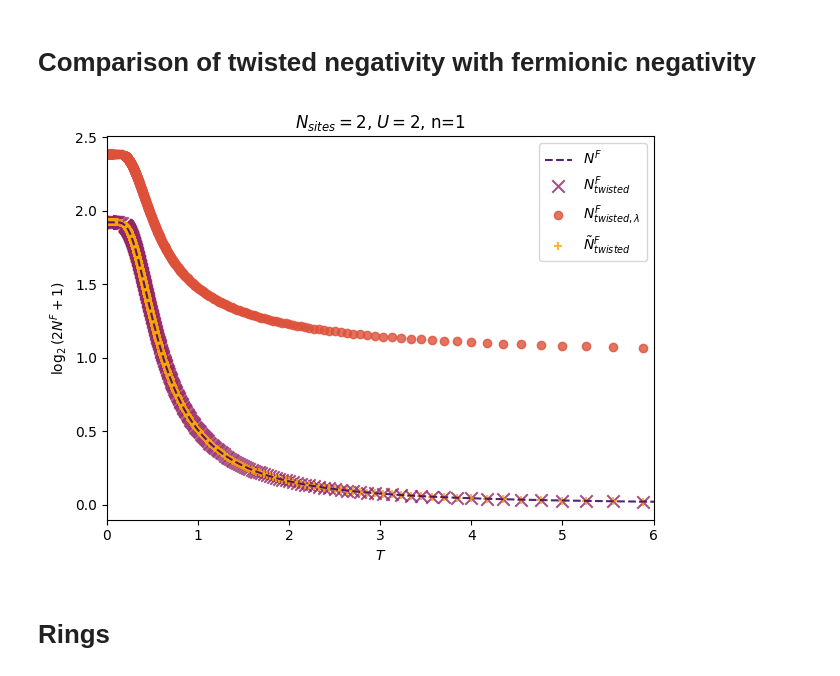
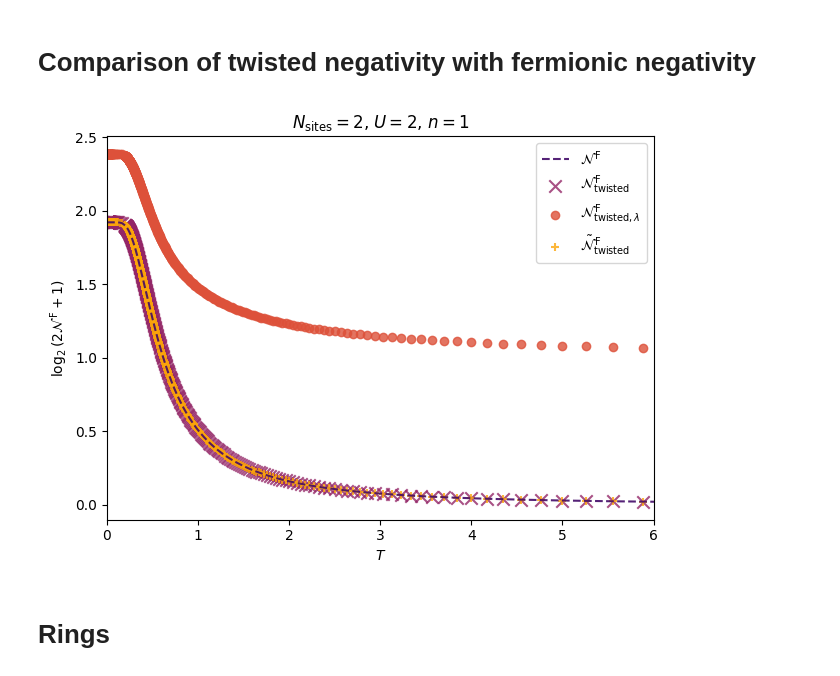
Before and after one commit to beddalumia/ThermalSSRproject, a Jupyter notebook: Generate_plots.ipynb, the cells around one changed output. Drawn from its saved outputs; the diff is of its cells as text; code cells hidden in the pictures.

```diff
--- a/Generate_plots.ipynb
+++ b/Generate_plots.ipynb
@@ -337,40 +345,40 @@ for ids,path in enumerate(dirs_vec):
 
         NF = [x for _,x in sorted(zip(beta_vals, NF))]
         NSSR = [x for _,x in sorted(zip(beta_vals, NSSR))]
         PSSR = [x for _,x in sorted(zip(beta_vals, PSSR))]
 
         NF_t = [x for _,x in sorted(zip(beta_vals, NF_t))]
         NSSR_t = [x for _,x in sorted(zip(beta_vals, NSSR_t))]
         PSSR_t = [x for _,x in sorted(zip(beta_vals, PSSR_t))]
         beta_vals = np.sort(beta_vals)
 
         #ax.scatter([1/i for i in beta_vals], N_old, label = r"N_old")
         T = [1/i for i in beta_vals]
         al = 0.9
 
-        ax.plot(T, NF, label = r"$N^F$", linestyle = "--", color = colors[0], alpha = al)
-        ax.scatter(T, NF_t, label = r"$N^F_{twisted}$", color = colors[1], alpha = al-0.1, marker = "x", s = 80)
-        ax.scatter(T, NSSR_t, label = r"$N^F_{twisted,\lambda}$", color = colors[2], alpha = al-0.1)
-        ax.scatter(T, PSSR_t, label = r"$\tilde N^F_{twisted}$", color = colors[3], alpha = al-0.1, marker = "+")
+        ax.plot(T, NF, label = r"$\mathcal{N}^\mathrm{\,F}$", linestyle = "--", color = colors[0], alpha = al)
+        ax.scatter(T, NF_t, label = r"$\mathcal{N}^\mathrm{\,F}_{\mathrm{twisted}}$", color = colors[1], alpha = al-0.1, marker = "x", s = 80)
+        ax.scatter(T, NSSR_t, label = r"$\mathcal{N}^\mathrm{\,F}_{\mathrm{twisted},\lambda}$", color = colors[2], alpha = al-0.1)
+        ax.scatter(T, PSSR_t, label = r"$\tilde \mathcal{N}^\mathrm{\,F}_{\mathrm{twisted}}$", color = colors[3], alpha = al-0.1, marker = "+")
 
         idir += 1
 
 #ax.set_xscale('log')
 #ax.set_yscale('log')
 
 ax.set_xlim((0,6))
 #ax.set_ylim((0,1.5))
 
-ax.set_title(r"$N_{sites}=2$, $U=2$, n=$1$")
+ax.set_title(r"$N_{\mathrm{sites}}=2$, $U=2$, $n=1$")
 ax.set_xlabel(r"$T$")
-ax.set_ylabel(r"$\log_2\left(2N^F+1\right)$")
+ax.set_ylabel(r"$\log_2\left(2\mathcal{N}^\mathrm{\,F}+1\right)$")
 
 ax.legend()
 fig.tight_layout()
 
 fig.savefig("pic/Measure_comparison.pdf")
 # %% [output]
-[figure, old version]
+[figure, new version]
 # %% [markdown]
 # Rings
 # %%
```
Also changed, not shown: parts of 7 cells of this notebook.
